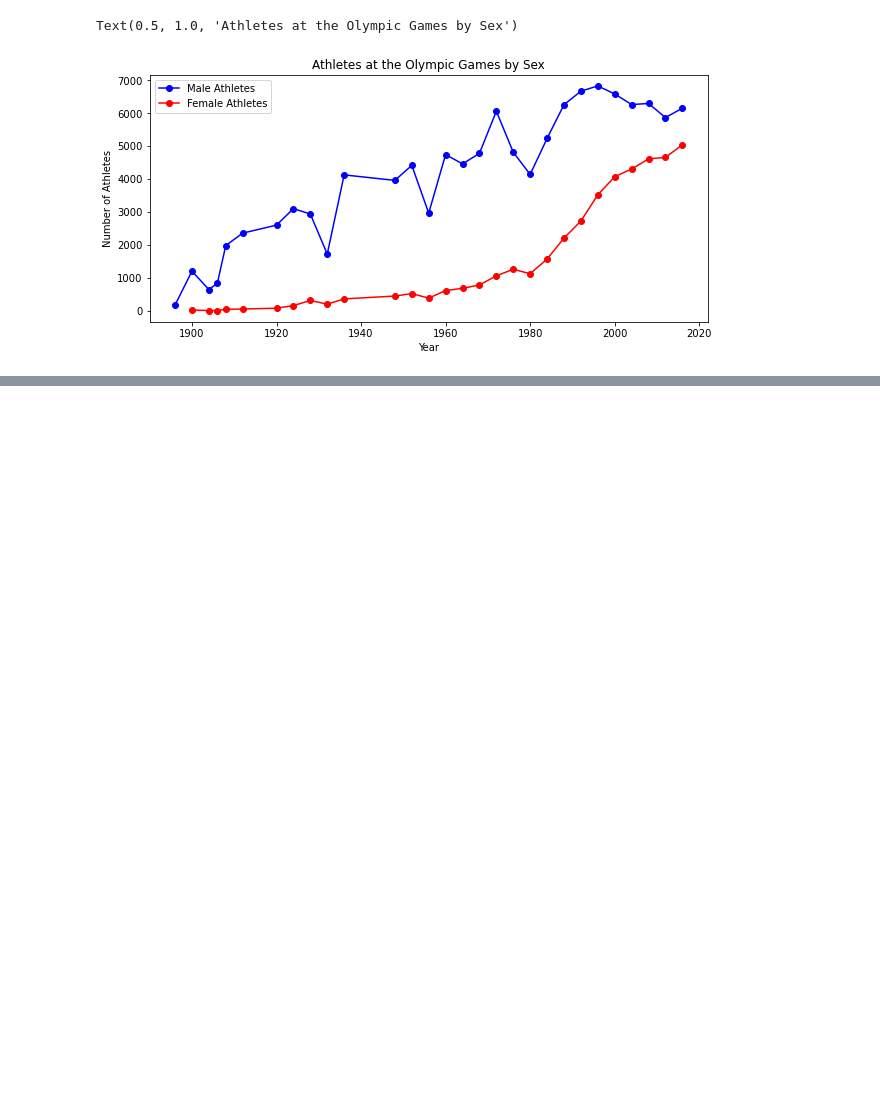
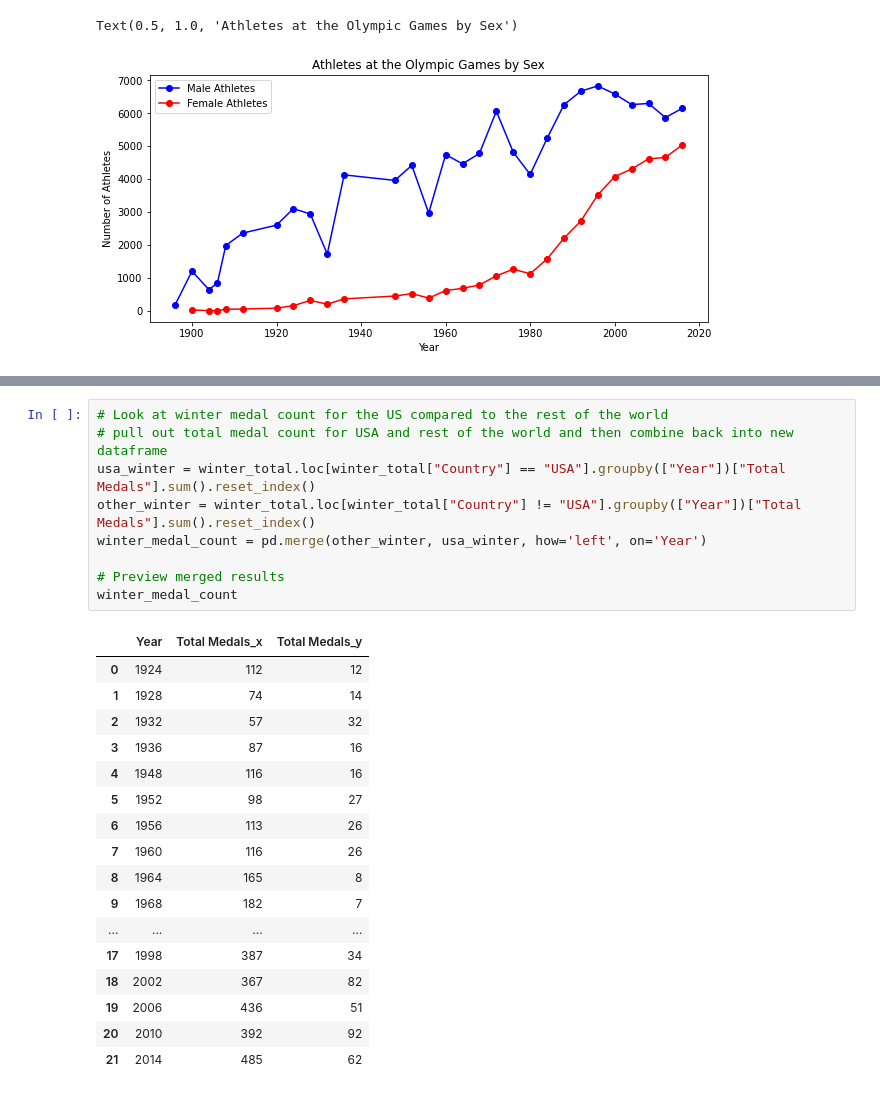
Before and after one commit to sissa81/project1, a Jupyter notebook: olympics.ipynb, the cells around one changed output, grey strips where cells are left out. Cells and saved outputs as stored; diff of their text form; blank space fills up the shorter version.

```diff
--- a/olympics.ipynb
+++ b/olympics.ipynb
@@ -330,0 +379,27 @@ plt.show()
+# %%
+# Look at winter medal count for the US compared to the rest of the world
+# pull out total medal count for USA and rest of the world and then combine back into new dataframe
+usa_winter = winter_total.loc[winter_total["Country"] == "USA"].groupby(["Year"])["Total Medals"].sum().reset_index()
+other_winter = winter_total.loc[winter_total["Country"] != "USA"].groupby(["Year"])["Total Medals"].sum().reset_index()
+winter_medal_count = pd.merge(other_winter, usa_winter, how='left', on='Year')
+
+# Preview merged results
+winter_medal_count
+# %% [output]
+|  | Year | Total Medals_x | Total Medals_y |
+| 0 | 1924 | 112 | 12 |
+| 1 | 1928 | 74 | 14 |
+| 2 | 1932 | 57 | 32 |
+| 3 | 1936 | 87 | 16 |
+| 4 | 1948 | 116 | 16 |
+| 5 | 1952 | 98 | 27 |
+| 6 | 1956 | 113 | 26 |
+| 7 | 1960 | 116 | 26 |
+| 8 | 1964 | 165 | 8 |
+| 9 | 1968 | 182 | 7 |
+| ... | ... | ... | ... |
+| 17 | 1998 | 387 | 34 |
+| 18 | 2002 | 367 | 82 |
+| 19 | 2006 | 436 | 51 |
+| 20 | 2010 | 392 | 92 |
+| 21 | 2014 | 485 | 62 |
```
Also changed, not shown: parts of 5 cells of this notebook.
